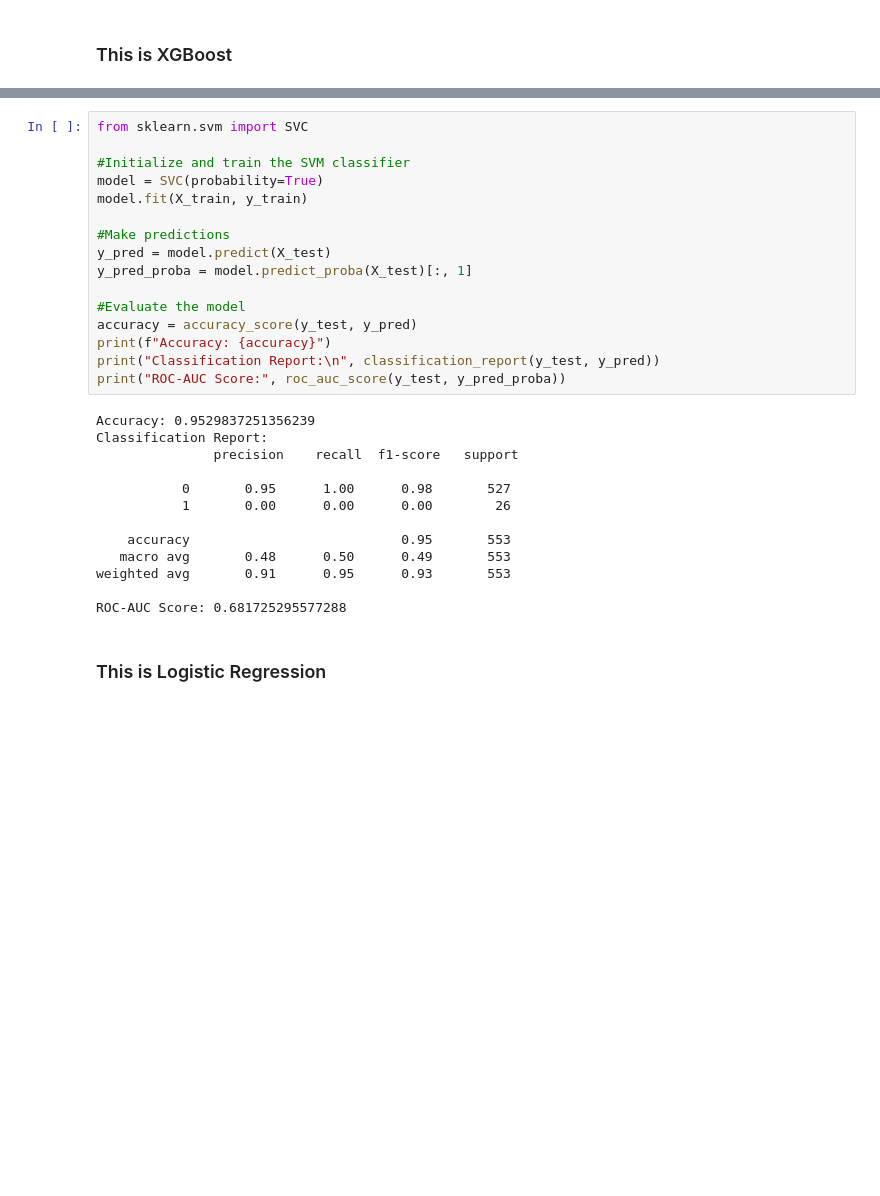
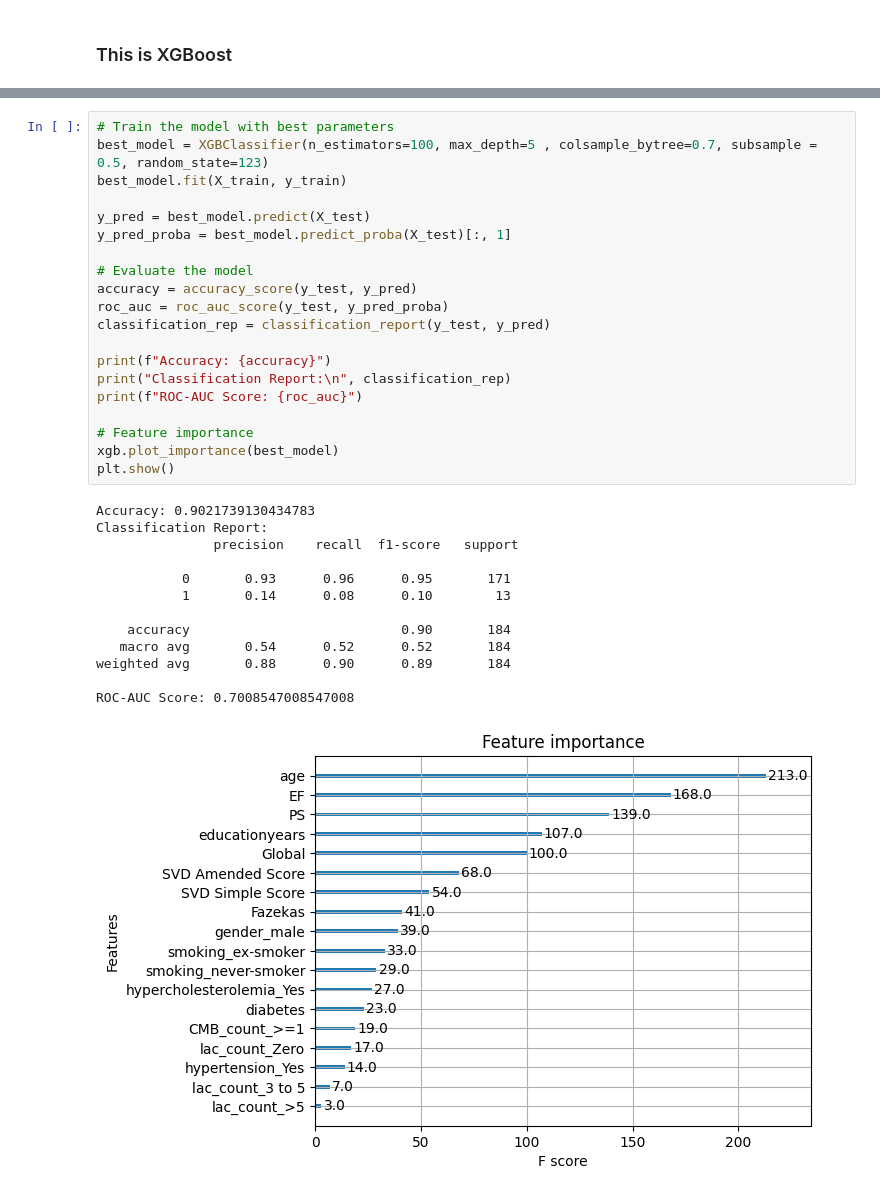
Before and after one commit to weijunnlim/Predict-dementia, a Jupyter notebook: Intern Project.ipynb, the cells around one changed output, grey strips where cells are left out. Drawn from its saved outputs; the diff is of its cells as text; blank space fills up the shorter version.

```diff
--- a/Intern Project.ipynb
+++ b/Intern Project.ipynb
@@ -247,31 +378,34 @@ ROC-AUC Score: 0.5
 # %%
-from sklearn.svm import SVC
+# Train the model with best parameters
+best_model = XGBClassifier(n_estimators=100, max_depth=5 , colsample_bytree=0.7, subsample = 0.5, random_state=123)
+best_model.fit(X_train, y_train)
 
-#Initialize and train the SVM classifier
-model = SVC(probability=True)
-model.fit(X_train, y_train)
+y_pred = best_model.predict(X_test)
+y_pred_proba = best_model.predict_proba(X_test)[:, 1]
 
-#Make predictions
-y_pred = model.predict(X_test)
-y_pred_proba = model.predict_proba(X_test)[:, 1]
+# Evaluate the model
+accuracy = accuracy_score(y_test, y_pred)
+roc_auc = roc_auc_score(y_test, y_pred_proba)
+classification_rep = classification_report(y_test, y_pred)
 
-#Evaluate the model
-accuracy = accuracy_score(y_test, y_pred)
 print(f"Accuracy: {accuracy}")
-print("Classification Report:\n", classification_report(y_test, y_pred))
-print("ROC-AUC Score:", roc_auc_score(y_test, y_pred_proba))
+print("Classification Report:\n", classification_rep)
+print(f"ROC-AUC Score: {roc_auc}")
+
+# Feature importance
+xgb.plot_importance(best_model)
+plt.show()
 # %% [output]
-Accuracy: 0.9529837251356239
+Accuracy: 0.9021739130434783
 Classification Report:
                precision    recall  f1-score   support
 
-           0       0.95      1.00      0.98       527
-           1       0.00      0.00      0.00        26
+           0       0.93      0.96      0.95       171
+           1       0.14      0.08      0.10        13
 
-    accuracy                           0.95       553
-   macro avg       0.48      0.50      0.49       553
-weighted avg       0.91      0.95      0.93       553
+    accuracy                           0.90       184
+   macro avg       0.54      0.52      0.52       184
+weighted avg       0.88      0.90      0.89       184
 
-ROC-AUC Score: 0.681725295577288
+ROC-AUC Score: 0.7008547008547008
+[figure, added]
-# %% [markdown]
-### This is Logistic Regression
```
Also changed, not shown: parts of 35 cells of this notebook, 2 other files.
